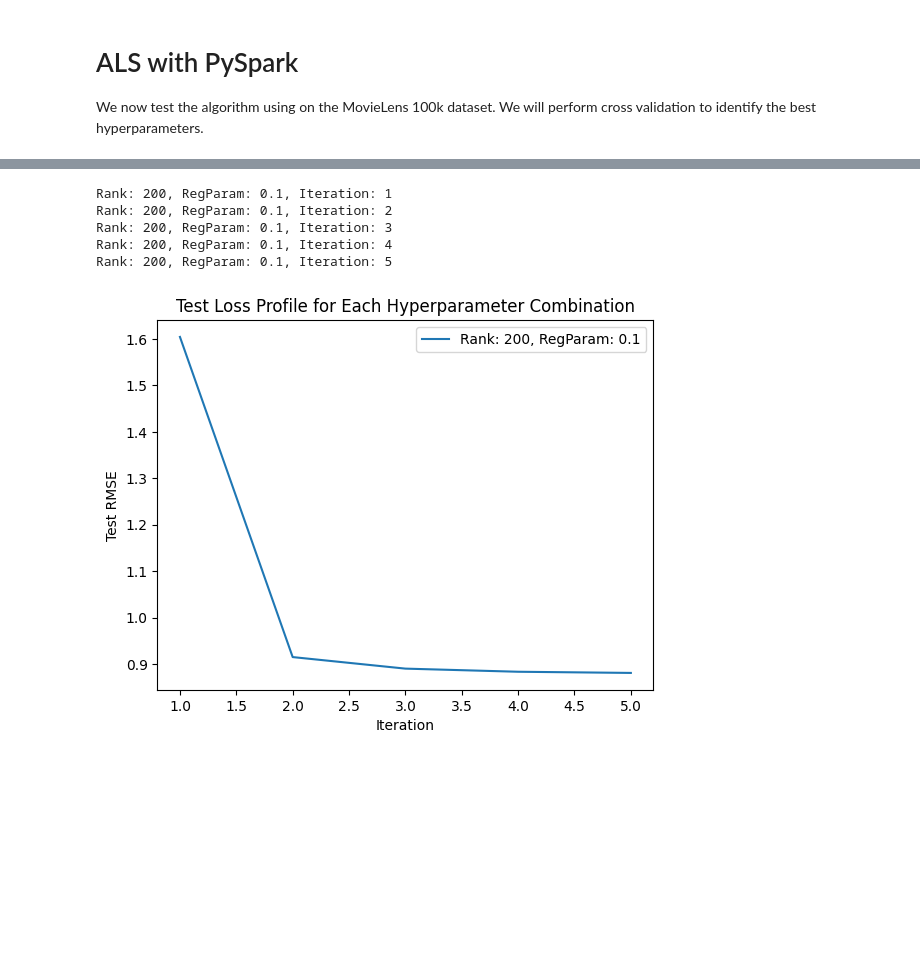
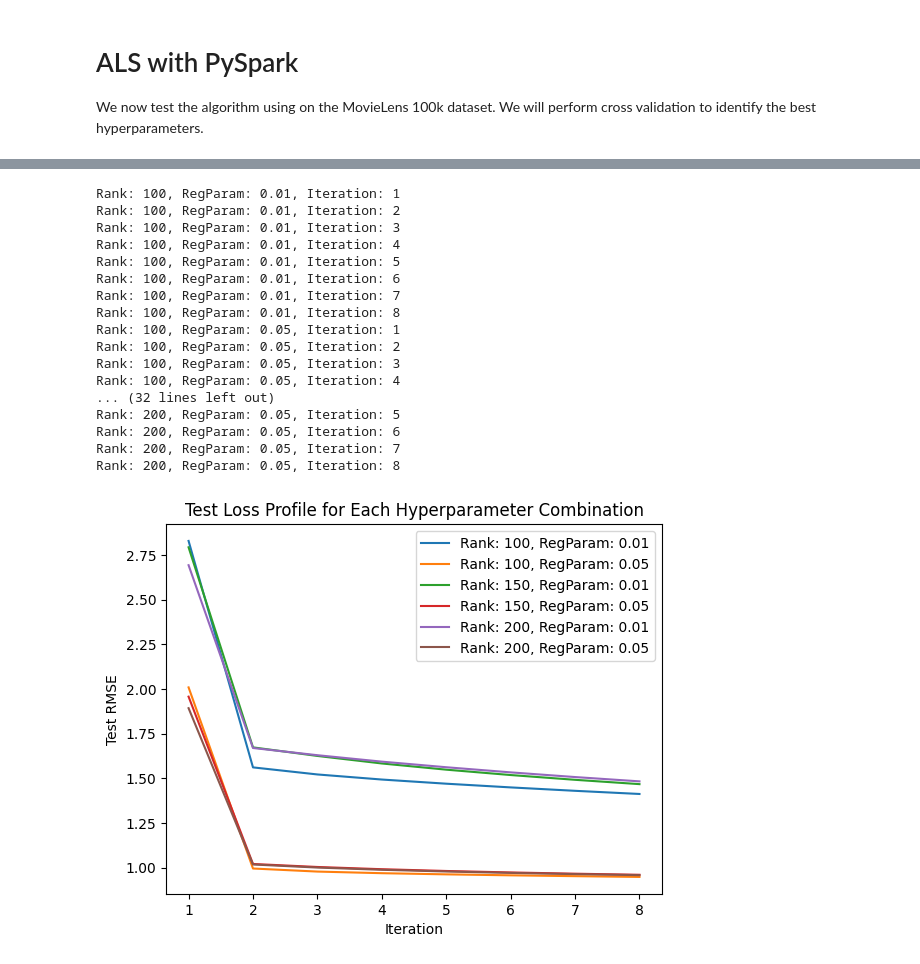
Before and after one commit to Fede-Testa/Movie-Recommendation-System, a Jupyter notebook: main.ipynb, the cells around one changed output, grey strips where cells are left out. Drawn from its saved outputs; the diff is of its cells as text; code cells hidden in the pictures; blank space fills up the shorter version.

```diff
--- a/main.ipynb
+++ b/main.ipynb
@@ -1327,7 +1328,7 @@ user_id = 1
 # get the user's movie ratings
 user_ratings = data.filter(data['userId'] == user_id)
 # get the movies the user has rated
-rated_movies = user_ratings.select('movieId', 'userId')
+rated_movies = user_ratings.select('movieId')
 # get the movies the user has not rated
 unrated_movies = data.select('movieId').subtract(rated_movies)
 # rename the column to userId
@@ -1337,10 +1338,9 @@ predictions = best_model.transform(unrated_movies)
 # get the top n recommendations
 top_n = predictions.orderBy('prediction', ascending=False).limit(n)
 # get the movie titles
-top_n_titles = top_n.join(df_movies, 'movieId', 'inner').select('title')
+df_movies = spark.read.csv('data/movies.csv', inferSchema=True, header=True)
+# get the movie titles
+top_n_titles = top_n.join(df_movies, 'movieId', 'inner').select('title', 'movieId')
 # show the recommendations
 top_n_titles.show()
-
-# Stop the Spark session
-spark.stop()
 # %% [output]
@@ -1348,44 +1364,56 @@ RuntimeError: SparkContext or SparkSession should be created first.
 # %%
-max_iterations = 5
+max_iterations = 8
 spark = SparkSession.builder.appName('recommender').getOrCreate()
 data = spark.read.csv('data/ratings.csv', inferSchema=True, header=True)
 # Split the data
 (training, test) = data.randomSplit([0.8, 0.2])
 
-for rank in [50, 100, 150, 200]:
-    for regParam in [.01, .05, .1]:
+for rank in [100, 150, 200]:
+    for regParam in [.01, .05]:
         test_losses = []
         for iteration in range(1, max_iterations + 1):
             print(f'Rank: {rank}, RegParam: {regParam}, Iteration: {iteration}')
             # Train the model for 'iteration' number of iterations
             np.random.seed(42) # always with the same seed
             als = ALS(maxIter=iteration, rank=rank, regParam=regParam,
                       userCol='userId', itemCol='movieId', ratingCol='rating',
                       coldStartStrategy='drop')
             model = als.fit(training)
             evaluator = RegressionEvaluator(metricName='rmse', labelCol='rating', predictionCol='prediction')
 
             # Evaluate the model on the test set
             predictions = model.transform(test)
             # predictions = predictions.dropna(subset=['prediction'])
             rmse = evaluator.evaluate(predictions)
             test_losses.append(rmse)
 
         # Plot the test loss profile for the current hyperparameter combination
         plt.plot(range(1, max_iterations + 1), test_losses, label=f'Rank: {rank}, RegParam: {regParam}')
 
 # close spark
 spark.stop()
 
 plt.xlabel('Iteration')
 plt.ylabel('Test RMSE')
 plt.title('Test Loss Profile for Each Hyperparameter Combination')
 plt.legend()
 plt.show()
 # %% [output]
-Rank: 200, RegParam: 0.1, Iteration: 1
-Rank: 200, RegParam: 0.1, Iteration: 2
-Rank: 200, RegParam: 0.1, Iteration: 3
-Rank: 200, RegParam: 0.1, Iteration: 4
-Rank: 200, RegParam: 0.1, Iteration: 5
+Rank: 100, RegParam: 0.01, Iteration: 1
+Rank: 100, RegParam: 0.01, Iteration: 2
+Rank: 100, RegParam: 0.01, Iteration: 3
+Rank: 100, RegParam: 0.01, Iteration: 4
+Rank: 100, RegParam: 0.01, Iteration: 5
+Rank: 100, RegParam: 0.01, Iteration: 6
+Rank: 100, RegParam: 0.01, Iteration: 7
+Rank: 100, RegParam: 0.01, Iteration: 8
+Rank: 100, RegParam: 0.05, Iteration: 1
+Rank: 100, RegParam: 0.05, Iteration: 2
+Rank: 100, RegParam: 0.05, Iteration: 3
+Rank: 100, RegParam: 0.05, Iteration: 4
+... (32 lines left out)
+Rank: 200, RegParam: 0.05, Iteration: 5
+Rank: 200, RegParam: 0.05, Iteration: 6
+Rank: 200, RegParam: 0.05, Iteration: 7
+Rank: 200, RegParam: 0.05, Iteration: 8
-[figure, old version]
+[figure, new version]
```
Also changed, not shown: parts of 12 cells of this notebook, 14 other files.
